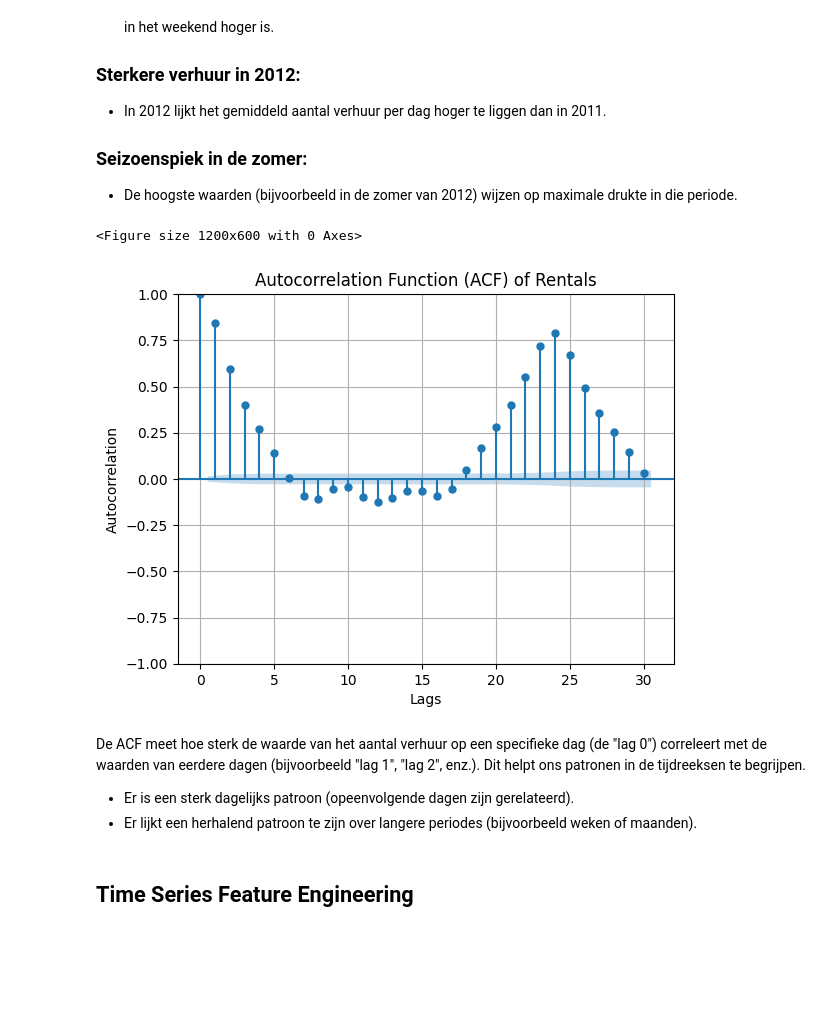
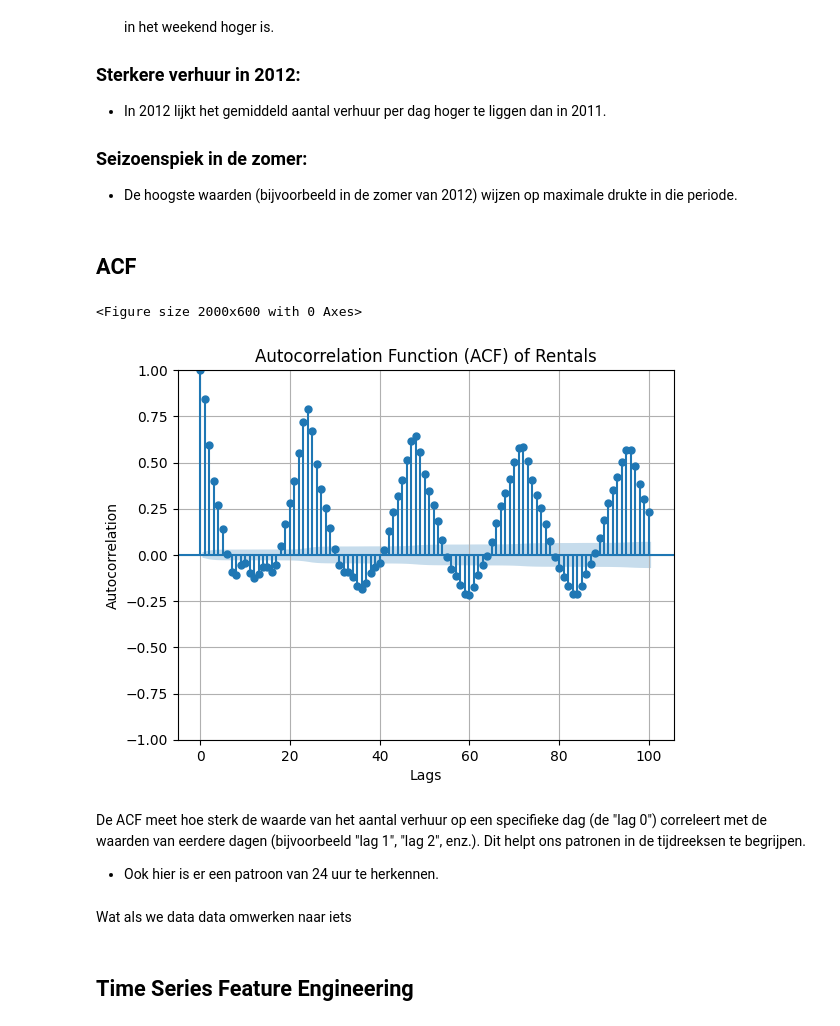
Before and after one commit to Tijnwy/MachineLearning, a Jupyter notebook: ML_opdracht_2/Verhuurdocument.ipynb, the cells around one changed output. Drawn from its saved outputs; the diff is of its cells as text; code cells hidden in the pictures; blank space fills up the shorter version.

```diff
--- a/ML_opdracht_2/Verhuurdocument.ipynb
+++ b/ML_opdracht_2/Verhuurdocument.ipynb
@@ -270,22 +270,25 @@ plt.show()
 
 ### Seizoenspiek in de zomer:
 - De hoogste waarden (bijvoorbeeld in de zomer van 2012) wijzen op maximale drukte in die periode.
+# %% [markdown]
+## ACF
 # %%
-plt.figure(figsize=(12, 6))
-plot_acf(train_data_final['cnt'], lags=30)
+plt.figure(figsize=(20, 6))
+plot_acf(train_data_cleaned['cnt'], lags=100)
 plt.title('Autocorrelation Function (ACF) of Rentals')
 plt.xlabel('Lags')
 plt.ylabel('Autocorrelation')
 plt.grid()
 plt.show()
 # %% [output]
-<Figure size 1200x600 with 0 Axes>
+<Figure size 2000x600 with 0 Axes>
-[figure, old version]
+[figure, new version]
 # %% [markdown]
 De ACF meet hoe sterk de waarde van het aantal verhuur op een specifieke dag (de "lag 0") correleert met de waarden van eerdere dagen (bijvoorbeeld "lag 1", "lag 2", enz.). Dit helpt ons patronen in de tijdreeksen te begrijpen.
 
-- Er is een sterk dagelijks patroon (opeenvolgende dagen zijn gerelateerd).
-- Er lijkt een herhalend patroon te zijn over langere periodes (bijvoorbeeld weken of maanden).
+- Ook hier is er een patroon van 24 uur te herkennen.
+# %% [markdown]
+Wat als we data data omwerken naar iets
 # %% [markdown]
 ## Time Series Feature Engineering
 # %%
```
Also changed, not shown: parts of 7 cells of this notebook.
